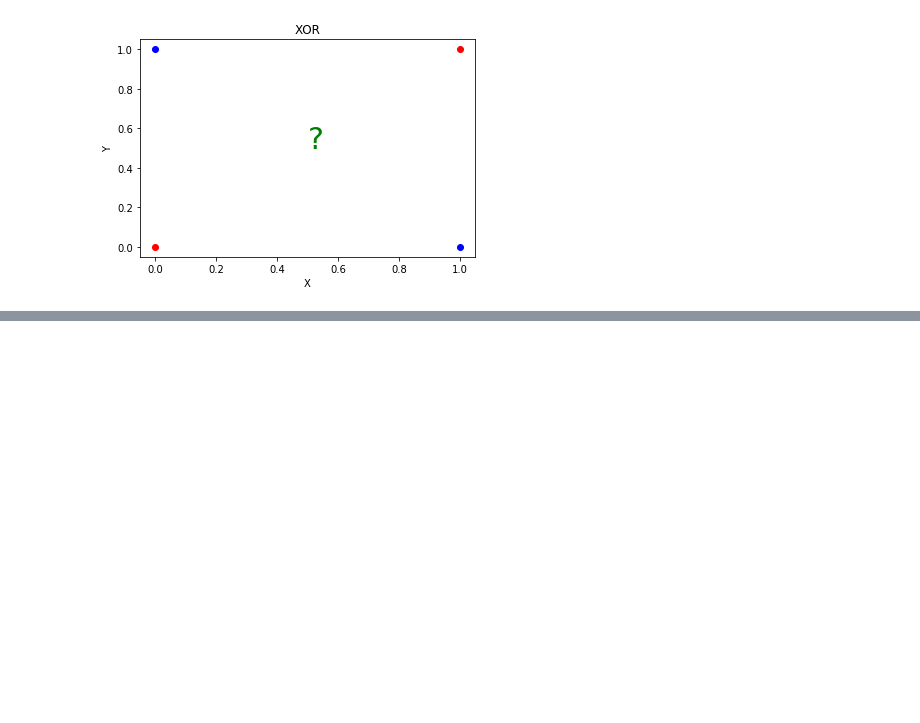
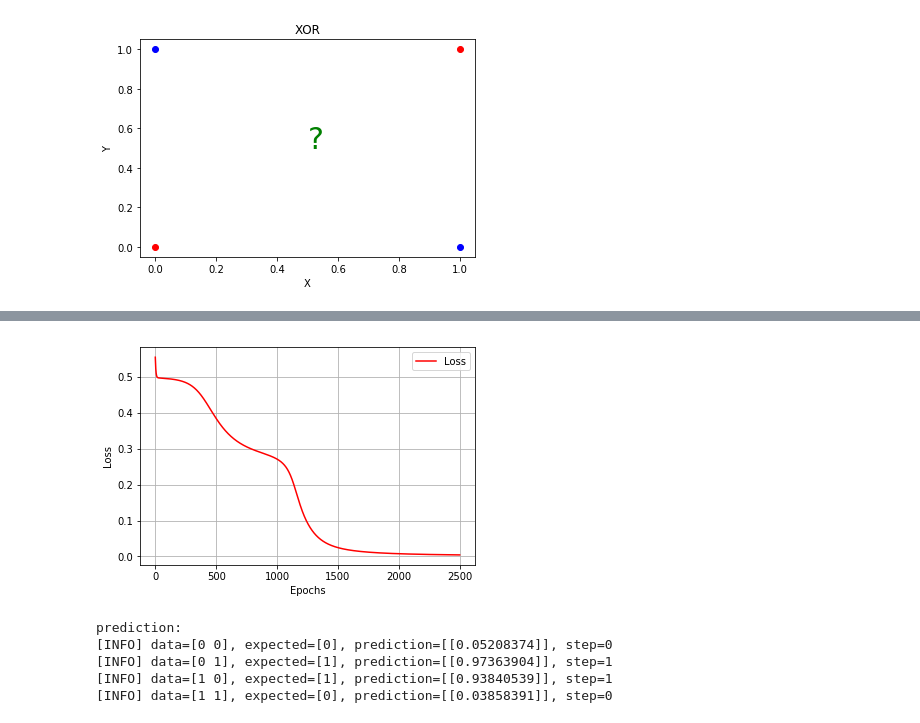
Before and after one commit to fractus-io/neural-networks-tutorial, a Jupyter notebook: NeuralNetworksBasics.ipynb, the cells around one changed output, grey strips where cells are left out. Cells and saved outputs as stored; diff of their text form; code cells hidden in the pictures; blank space fills up the shorter version.

```diff
--- a/NeuralNetworksBasics.ipynb
+++ b/NeuralNetworksBasics.ipynb
@@ -562,7 +581,7 @@ Now our algorithm is ready for evaluation.
 
 Let's test Perceptron against AND function:
 # %%
-# define AND dataset
+# define AND dataset, X for input data, y for output data
 X = np.array([[0, 0], [0, 1], [1, 0], [1, 1]])
 y = np.array([[0], [0], [0], [1]])
 
@@ -573,12 +592,12 @@ p = Perceptron(X.shape[1], learning_rate=0.1)
 p.fit(X, y, epochs=20)
 
 # loop over input data
-for (x, target) in zip(X, y):
+for (x, expected_output) in zip(X, y):
 
     # predict
     pred = p.predict(np.atleast_2d(x))
     # print the results
-    print("[INFO] input-data={}, expected-value={}, predicted-value={}".format(x, target[0], pred))
+    print("[INFO] input-data={}, expected-value={}, predicted-value={}".format(x, expected_output[0], pred))
 # %% [output]
 [INFO] input-data=[0 0], expected-value=0, predicted-value=0
 [INFO] input-data=[0 1], expected-value=0, predicted-value=0
@@ -597,7 +616,7 @@ plt.show()
 # %% [markdown]
 We can see that Perceptron is successfully trained to predict AND function. Also we can draw a single line (green) between two classes. Now let's try with OR function:
 # %%
-# define OR dataset
+# define OR dataset, X for input data, y for output data
 X = np.array([[0, 0], [0, 1], [1, 0], [1, 1]])
 y = np.array([[0], [1], [1], [1]])
 
@@ -608,12 +627,12 @@ p = Perceptron(X.shape[1], learning_rate=0.1)
 p.fit(X, y, epochs=20)
 
 # loop over input data
-for (x, target) in zip(X, y):
+for (x, expected_output) in zip(X, y):
 
     # predict
     pred = p.predict(np.atleast_2d(x))
     # print the results
-    print("[INFO] input-data={}, expected-value={}, predicted-value={}".format(x, target[0], pred))
+    print("[INFO] input-data={}, expected-value={}, predicted-value={}".format(x, expected_output[0], pred))
 # %% [output]
 [INFO] input-data=[0 0], expected-value=0, predicted-value=0
 [INFO] input-data=[0 1], expected-value=1, predicted-value=1
@@ -632,21 +651,21 @@ plt.show()
 # %% [markdown]
 Perceptron is successfully trained to predict OR function as well. Again we can draw single line(green) which seprates two classes. Now let's try with XOR function:
 # %%
-# define XOR dataset
+# define XOR dataset, X for input data, y for output data
 X = np.array([[0, 0], [0, 1], [1, 0], [1, 1]])
 y = np.array([[0], [1], [1], [0]])
 
-# loop over input data
+# instantiate perceptron object
 p = Perceptron(X.shape[1], learning_rate=0.1)
 
 # train the perceptron
-p.fit(X, y, epochs=200)
+p.fit(X, y, epochs=20000)
 
 # loop over input data
-for (x, target) in zip(X, y):
+for (x, expected_output) in zip(X, y):
 
     # predict
     pred = p.predict(np.atleast_2d(x))
     # print the results
-    print("[INFO] input-data={}, target-value={}, predicted-value={}".format(x, target[0], pred))
+    print("[INFO] input-data={}, expected-value={}, predicted-value={}".format(x, expected_output[0], pred))
 # %% [output]
@@ -739,9 +757,7 @@ class NeuralNetwork:
     def sigmoid_deriv(self, x):
         return x * (1 - x)
 
-    def fit(self, X, y, epochs=1000, displayUpdat
-
-            e=100):
+    def fit(self, X, y, epochs=1000, displayUpdate=100):
 
         # insert a column of 1's as the last entry in the feature matrix (bias)
         X = np.c_[X, np.ones((X.shape[0]))]
@@ -874,12 +888,12 @@ multi_layer_network = NeuralNetwork([2, 2, 1], learning_rate=0.5)
 multi_layer_network.fit(X, y, epochs=2500)
 
 # plot the loss
-history_epochs = np.linspace(0, len(nn.history_loss), len(nn.history_loss))
+history_epochs = np.linspace(0, len(multi_layer_network.history_loss), len(multi_layer_network.history_loss))
 
 plt.grid(True)
 plt.xlabel('Epochs')
 plt.ylabel('Loss')
-plt.plot(history_epochs, nn.history_loss, label='Loss', color='r')
+plt.plot(history_epochs, multi_layer_network.history_loss, label='Loss', color='r')
 plt.legend()
 plt.show()
 
@@ -891,3 +905,4 @@ for i in range(0, 4):
     prediction = multi_layer_network.predict(x)
     step = 1 if prediction > 0.5 else 0
     print("[INFO] data={}, expected={}, prediction={}, step={}".format(x, y[i], prediction, step))
+# %% [output]
@@ -894,3 +926,9 @@ for i in range(0, 4):
+[figure, added]
+prediction:
+[INFO] data=[0 0], expected=[0], prediction=[[0.05208374]], step=0
+[INFO] data=[0 1], expected=[1], prediction=[[0.97363904]], step=1
+[INFO] data=[1 0], expected=[1], prediction=[[0.93840539]], step=1
+[INFO] data=[1 1], expected=[0], prediction=[[0.03858391]], step=0
 # %%
 # here we can see that if we define single layer network that network will not be able to predict xor function
 single_layer_network = NeuralNetwork([2, 1], learning_rate=0.5)
```
Also changed, not shown: parts of 14 cells of this notebook.
